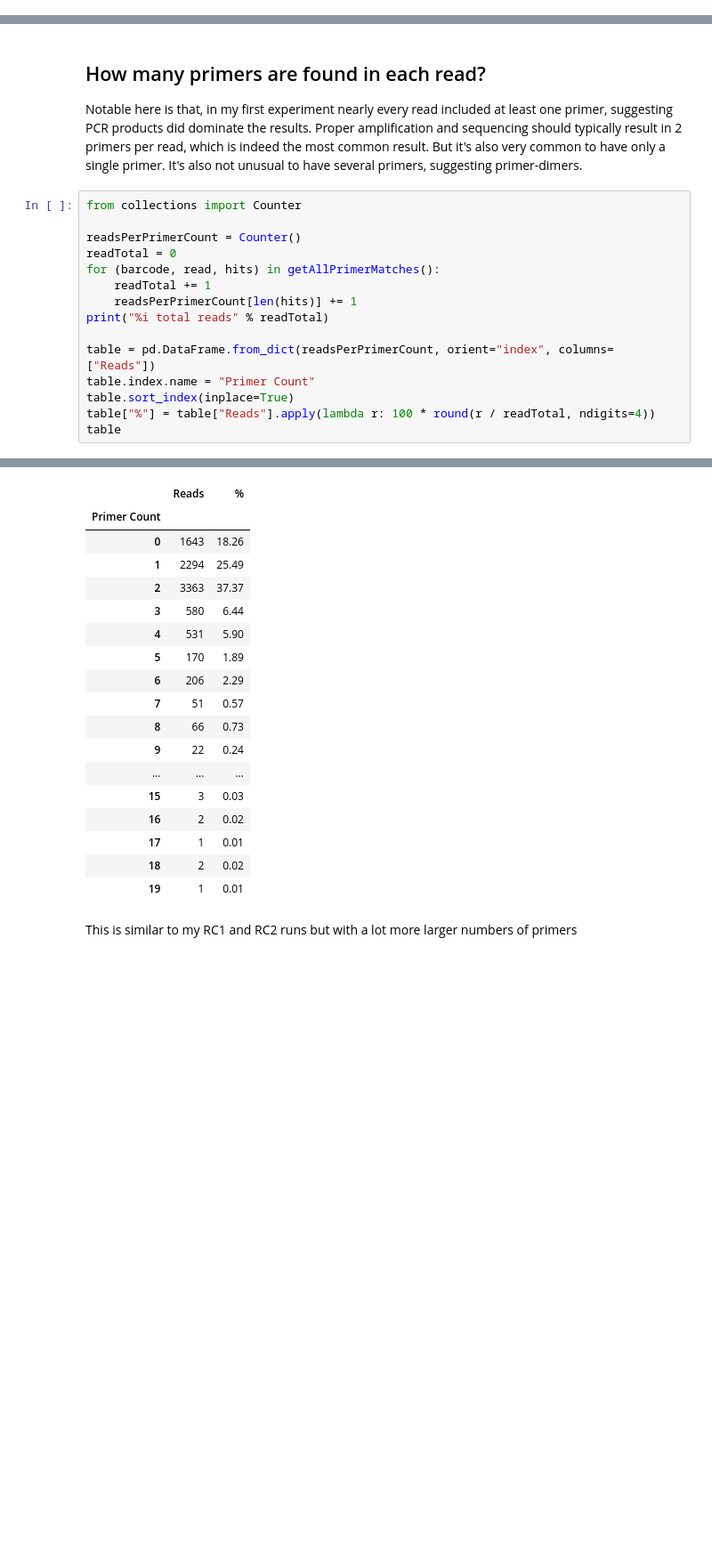
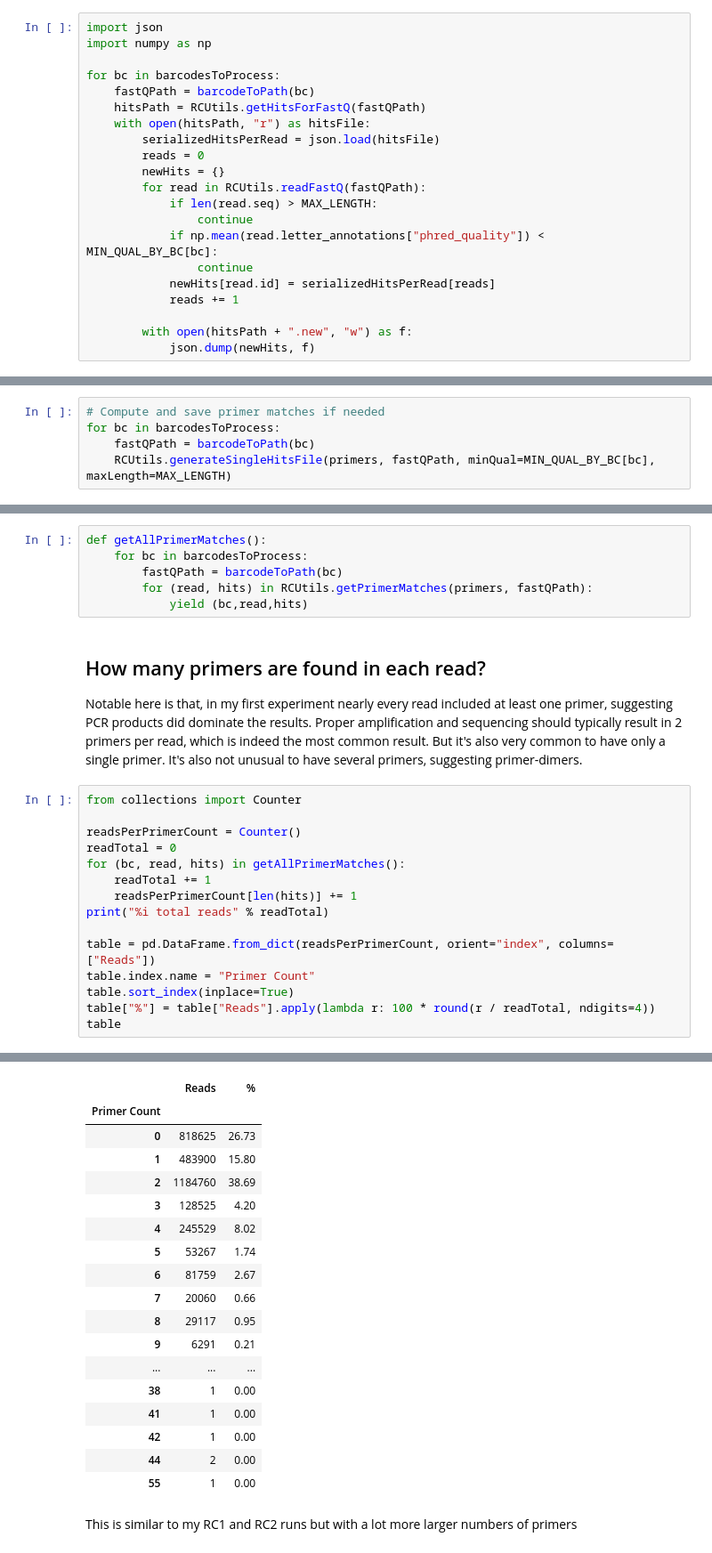
Before and after one commit to RByers/RespiCov-analyze, a Jupyter notebook: RCMatchPrimers-Q8.ipynb, the cells around one changed output, grey strips where cells are left out. Shown at 89% size. Cells and saved outputs as stored; diff of their text form; blank space fills up the shorter version.

```diff
--- a/RCMatchPrimers-Q8.ipynb
+++ b/RCMatchPrimers-Q8.ipynb
@@ -77,0 +59,21 @@ Processing  Q8-sup_barcode21.fastq..............................................
+# %%
+import json
+import numpy as np
+
+for bc in barcodesToProcess:
+    fastQPath = barcodeToPath(bc)
+    hitsPath = RCUtils.getHitsForFastQ(fastQPath)
+    with open(hitsPath, "r") as hitsFile:
+        serializedHitsPerRead = json.load(hitsFile)
+        reads = 0
+        newHits = {}
+        for read in RCUtils.readFastQ(fastQPath):
+            if len(read.seq) > MAX_LENGTH:
+                continue
+            if np.mean(read.letter_annotations["phred_quality"]) < MIN_QUAL_BY_BC[bc]:
+                continue
+            newHits[read.id] = serializedHitsPerRead[reads]
+            reads += 1
+
+        with open(hitsPath + ".new", "w") as f:
+            json.dump(newHits, f)
@@ -77,0 +181,5 @@ Processing  Q8-sup_barcode21.fastq..............................................
+# %%
+# Compute and save primer matches if needed
+for bc in barcodesToProcess:
+    fastQPath = barcodeToPath(bc)
+    RCUtils.generateSingleHitsFile(primers, fastQPath, minQual=MIN_QUAL_BY_BC[bc], maxLength=MAX_LENGTH)
@@ -78,3 +196,9 @@ Processing  Q8-sup_barcode21.fastq..............................................
+# %%
+def getAllPrimerMatches():
+    for bc in barcodesToProcess:
+        fastQPath = barcodeToPath(bc)
+        for (read, hits) in RCUtils.getPrimerMatches(primers, fastQPath):
+            yield (bc,read,hits)
 # %% [markdown]
 ## How many primers are found in each read?
 Notable here is that, in my first experiment nearly every read included at least one primer, suggesting PCR products did dominate the results.
@@ -85,7 +209,7 @@ from collections import Counter
 
 readsPerPrimerCount = Counter()
 readTotal = 0
-for (barcode, read, hits) in getAllPrimerMatches():
+for (bc, read, hits) in getAllPrimerMatches():
     readTotal += 1
     readsPerPrimerCount[len(hits)] += 1
 print("%i total reads" % readTotal)
@@ -100,21 +224,21 @@ table
 |  | Reads | % |
 | Primer Count |  |  |
-| 0 | 1643 | 18.26 |
-| 1 | 2294 | 25.49 |
-| 2 | 3363 | 37.37 |
-| 3 | 580 | 6.44 |
-| 4 | 531 | 5.90 |
-| 5 | 170 | 1.89 |
-| 6 | 206 | 2.29 |
-| 7 | 51 | 0.57 |
-| 8 | 66 | 0.73 |
-| 9 | 22 | 0.24 |
+| 0 | 818625 | 26.73 |
+| 1 | 483900 | 15.80 |
+| 2 | 1184760 | 38.69 |
+| 3 | 128525 | 4.20 |
+| 4 | 245529 | 8.02 |
+| 5 | 53267 | 1.74 |
+| 6 | 81759 | 2.67 |
+| 7 | 20060 | 0.66 |
+| 8 | 29117 | 0.95 |
+| 9 | 6291 | 0.21 |
 | ... | ... | ... |
-| 15 | 3 | 0.03 |
-| 16 | 2 | 0.02 |
-| 17 | 1 | 0.01 |
-| 18 | 2 | 0.02 |
-| 19 | 1 | 0.01 |
+| 38 | 1 | 0.00 |
+| 41 | 1 | 0.00 |
+| 42 | 1 | 0.00 |
+| 44 | 2 | 0.00 |
+| 55 | 1 | 0.00 |
 # %% [markdown]
 This is similar to my RC1 and RC2 runs but with a lot more larger numbers of primers
 # %% [markdown]
```
Also changed, not shown: parts of 32 cells of this notebook, 1 other file.
